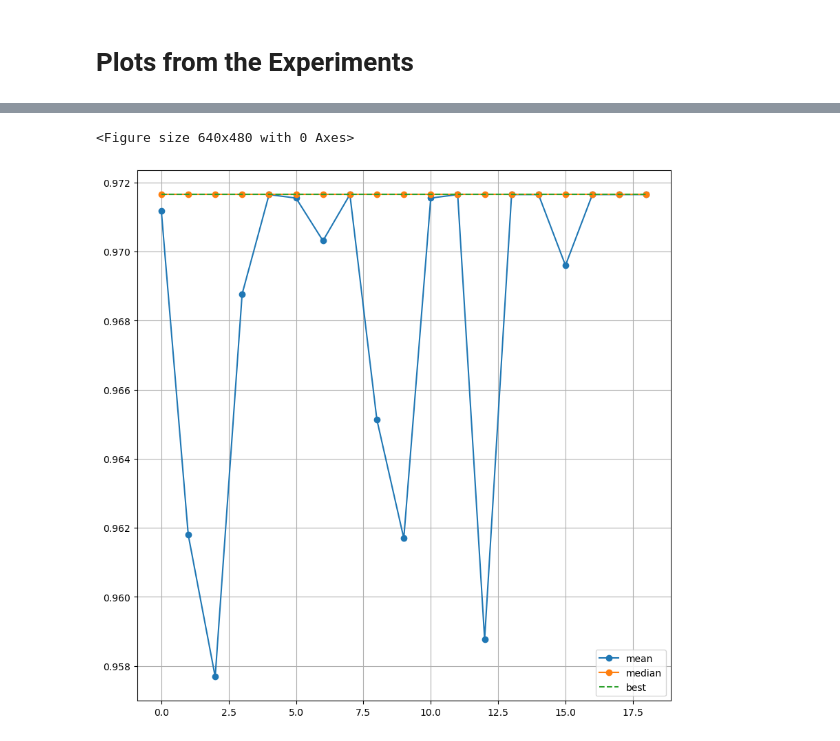
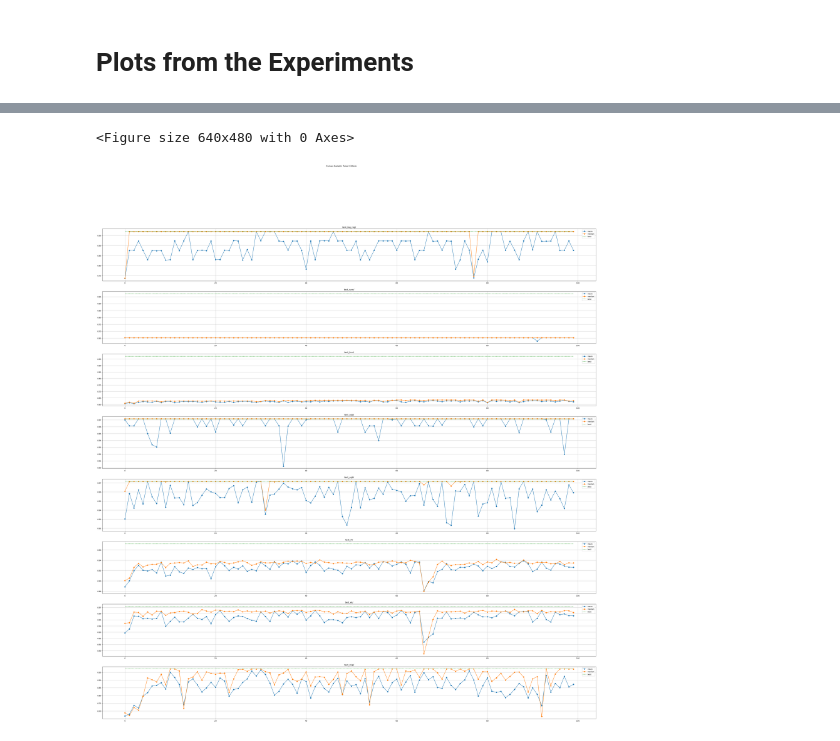
Before and after one commit to MontenegroAlessandro/AutoMLSRB, a Jupyter notebook: Notebooks/plots.ipynb, the cells around one changed output, grey strips where cells are left out. Saved outputs shown, nothing was run; the diff lists cells and outputs as text; code cells hidden in the pictures.

```diff
--- a/Notebooks/plots.ipynb
+++ b/Notebooks/plots.ipynb
@@ -189,6 +116,11 @@ plt.show()
+# %%
+base = "../experiments/test_genetic/"
+names = ["test_log_reg/", "test_svm/", "test_knn/", "test_ada/", "test_xgb/", "test_rf/", "test_et/", "test_mlp/"]
 # %%
-base = "../experiments/test_genetic/test_xgb/"
-name = base + "GeneticTuner_results.json"
-with io.open(name, 'rb') as json_file:
-    data = json.load(json_file)
+datas = []
+for elem in names:
+    name = base + elem + "GeneticTuner_results.json"
+    with io.open(name, 'rb') as json_file:
+        data = json.load(json_file)
+        datas.append(deepcopy(data))
 # %%
@@ -255,18 +164,0 @@ with io.open(name, 'rb') as json_file:
-# %%
-pops = len(data)
-agents_per_pop = len(data["0"])
-res_mean = np.zeros(pops)
-res_med = np.zeros(pops)
-
-i = 0
-for k in data:
-    print(k)
-    tmp = []
-    for elem in data[k]:
-        tmp.append(elem["block_eval"])
-    tmp = np.array(tmp)
-    print(tmp)
-    res_mean[i] = np.mean(tmp)
-    res_med[i] = np.median(tmp)
-    i+=1
-res_mean, res_med
@@ -299,12 +165,17 @@ res_mean, res_med
-# %%
-plt.clf()
-plt.figure(figsize=(10, 10))
-plt.plot(np.arange(len(res_mean)), res_mean, "-o", alpha=1, label="mean")
-plt.plot(np.arange(len(res_med)), res_med, "-o", alpha=1, label="median")
-plt.plot(np.arange(len(res_mean)), np.ones(len(res_mean)) * max(res_mean), "--", label="best")
-plt.legend(loc="best")
-plt.grid()
-plt.show()
-# %% [output]
-<Figure size 640x480 with 0 Axes>
-[figure, removed]
+# %%
+plt.clf()
+fig, axs = plt.subplots(len(names), figsize=(50, 50))
+fig.suptitle("Curves Genetic Tuner Elitism")
+opt = 0.9716
+for i, elem in enumerate(names):
+    axs[i].clear()
+    axs[i].plot(results_mean[i], "-o", label="mean")
+    axs[i].plot(results_median[i], "-o", label="median")
+    axs[i].plot(np.arange(pops), opt * np.ones(pops), "--", label="best")
+    axs[i].grid()
+    axs[i].legend(loc="best")
+    axs[i].set_title(elem)
+plt.show()
+# %% [output]
+<Figure size 640x480 with 0 Axes>
+[figure, added]
```
Also changed, not shown: parts of 26 cells of this notebook, 3 other files.
